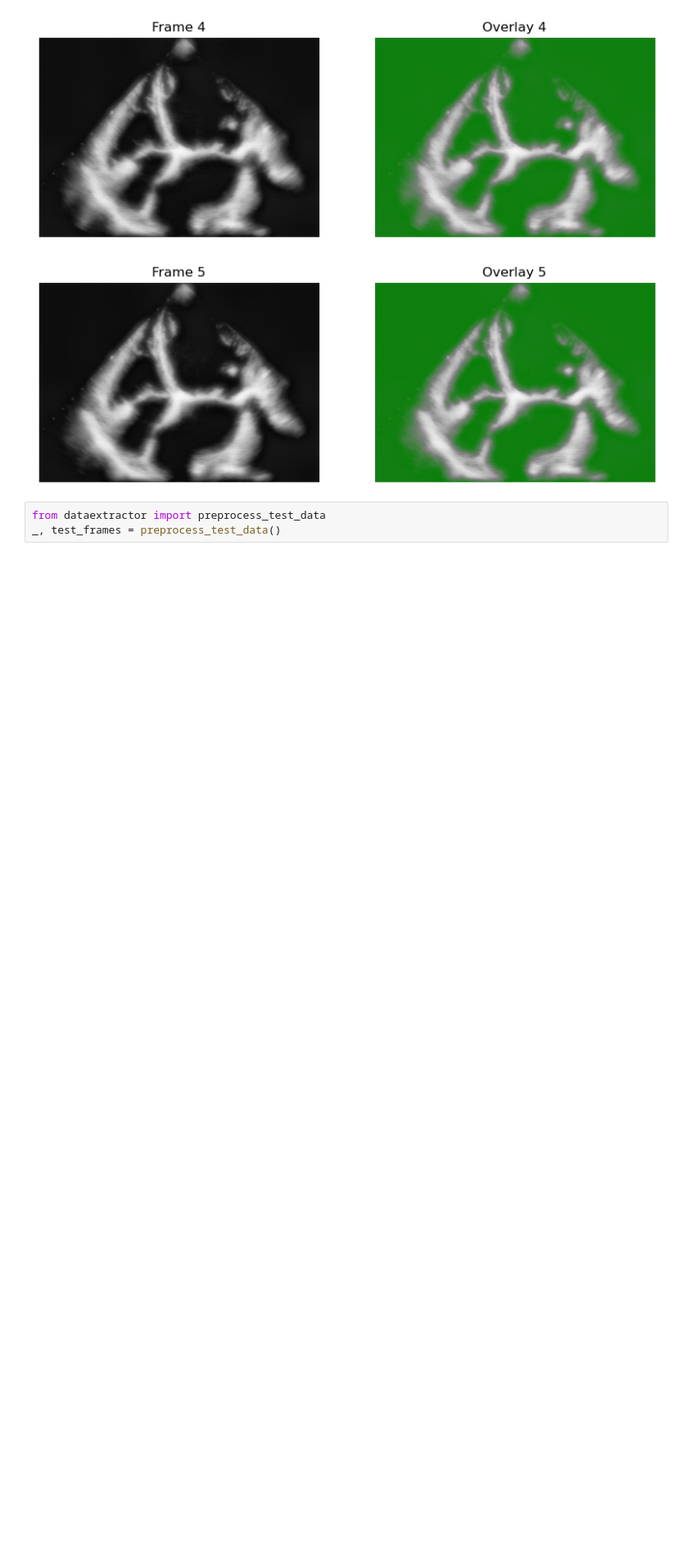
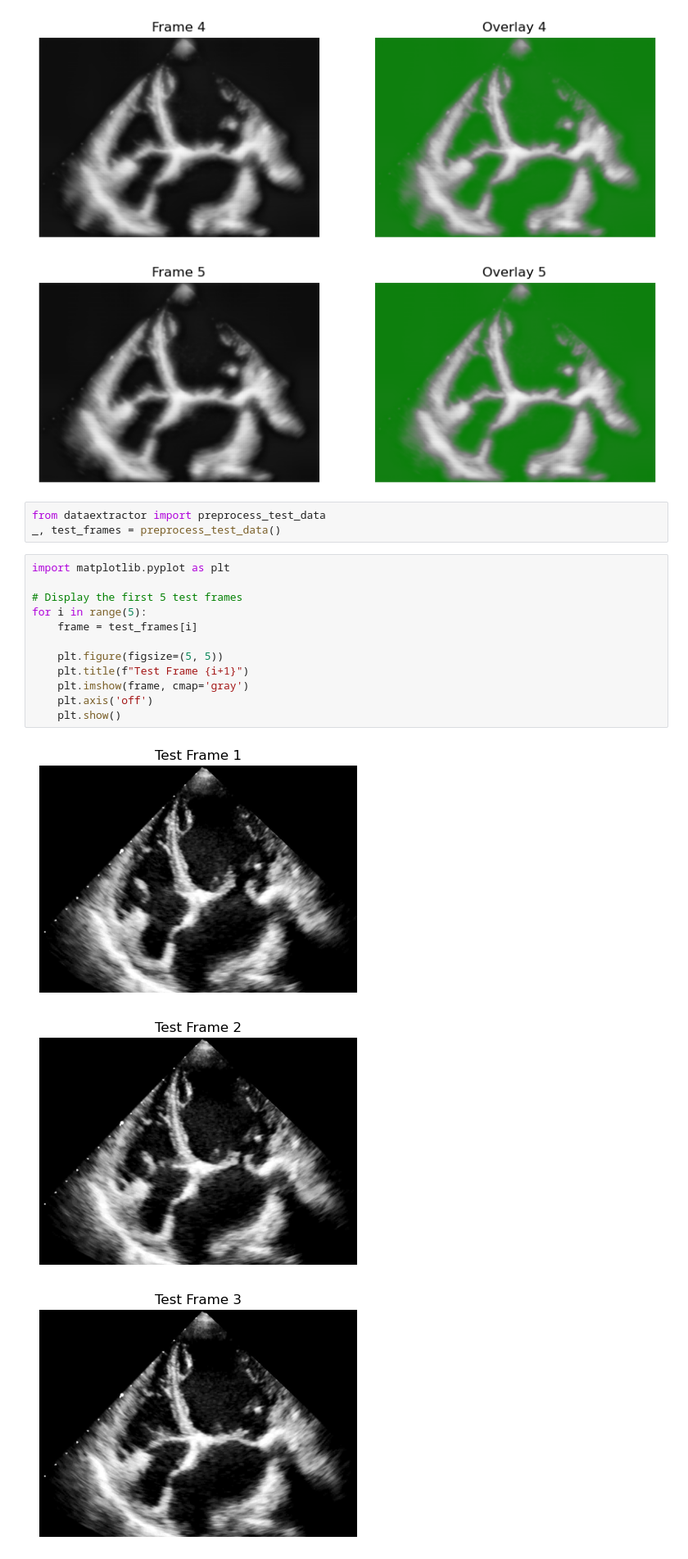
Before and after one commit to giantstinray/ETH_AML, a Jupyter notebook: Project_3_mitral_valve_segmentation/debug.ipynb, the cells around one changed output. Shown at 82% size. Cells and saved outputs as stored; diff of their text form; blank space fills up the shorter version.

```diff
--- a/Project_3_mitral_valve_segmentation/debug.ipynb
+++ b/Project_3_mitral_valve_segmentation/debug.ipynb
@@ -95,3 +95,19 @@ for i in range(5):
 # %%
 from dataextractor import preprocess_test_data
 _, test_frames = preprocess_test_data()
+# %%
+import matplotlib.pyplot as plt
+
+# Display the first 5 test frames
+for i in range(5):
+    frame = test_frames[i]
+
+    plt.figure(figsize=(5, 5))
+    plt.title(f"Test Frame {i+1}")
+    plt.imshow(frame, cmap='gray')
+    plt.axis('off')
+    plt.show()
+# %% [output]
+[figure, added]
+[figure, added]
+[figure, added]
```
Also changed, not shown: parts of 1 cell of this notebook, 2 other files.
